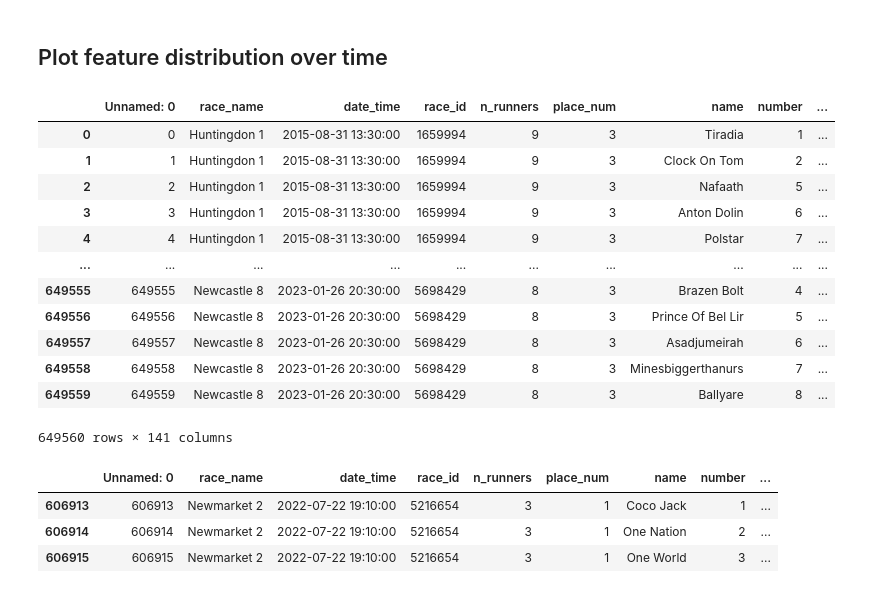
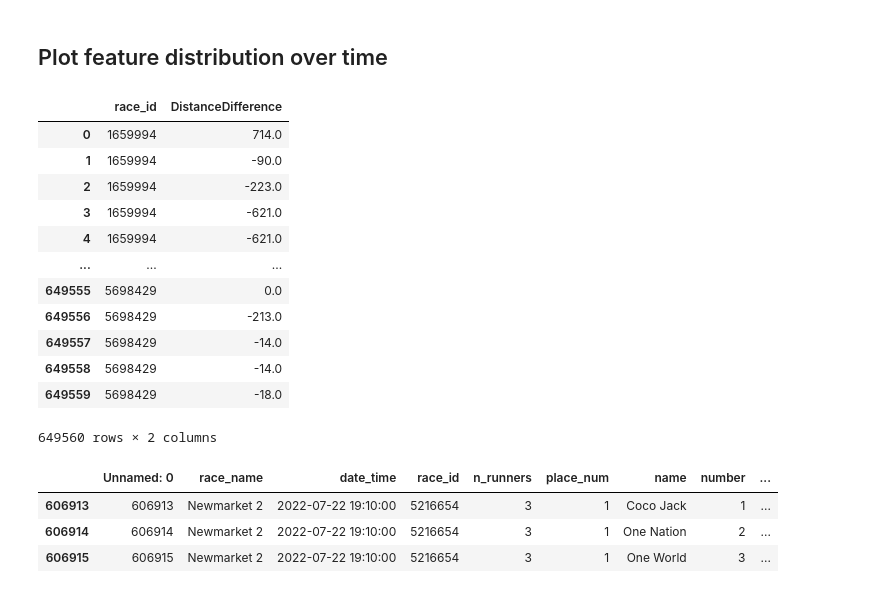
Before and after one commit to Dateb/WageringSystem, a Jupyter notebook: notebooks/EDA.ipynb, the cells around one changed output. Cells and saved outputs as stored; diff of their text form; code cells hidden in the pictures.

```diff
--- a/notebooks/EDA.ipynb
+++ b/notebooks/EDA.ipynb
@@ -3,23 +3,23 @@
 # %%
 import pandas as pd
 
 races_df = pd.read_csv("../data/races.csv")
 
-races_df
+races_df[["race_id", "DistanceDifference"]]
 # %% [output]
-|  | Unnamed: 0 | race_name | date_time | race_id | n_runners | place_num | name | number | ... |
-| 0 | 0 | Huntingdon 1 | 2015-08-31 13:30:00 | 1659994 | 9 | 3 | Tiradia | 1 | ... |
-| 1 | 1 | Huntingdon 1 | 2015-08-31 13:30:00 | 1659994 | 9 | 3 | Clock On Tom | 2 | ... |
-| 2 | 2 | Huntingdon 1 | 2015-08-31 13:30:00 | 1659994 | 9 | 3 | Nafaath | 5 | ... |
-| 3 | 3 | Huntingdon 1 | 2015-08-31 13:30:00 | 1659994 | 9 | 3 | Anton Dolin | 6 | ... |
-| 4 | 4 | Huntingdon 1 | 2015-08-31 13:30:00 | 1659994 | 9 | 3 | Polstar | 7 | ... |
-| ... | ... | ... | ... | ... | ... | ... | ... | ... | ... |
-| 649555 | 649555 | Newcastle 8 | 2023-01-26 20:30:00 | 5698429 | 8 | 3 | Brazen Bolt | 4 | ... |
-| 649556 | 649556 | Newcastle 8 | 2023-01-26 20:30:00 | 5698429 | 8 | 3 | Prince Of Bel Lir | 5 | ... |
-| 649557 | 649557 | Newcastle 8 | 2023-01-26 20:30:00 | 5698429 | 8 | 3 | Asadjumeirah | 6 | ... |
-| 649558 | 649558 | Newcastle 8 | 2023-01-26 20:30:00 | 5698429 | 8 | 3 | Minesbiggerthanurs | 7 | ... |
-| 649559 | 649559 | Newcastle 8 | 2023-01-26 20:30:00 | 5698429 | 8 | 3 | Ballyare | 8 | ... |
+|  | race_id | DistanceDifference |
+| 0 | 1659994 | 714.0 |
+| 1 | 1659994 | -90.0 |
+| 2 | 1659994 | -223.0 |
+| 3 | 1659994 | -621.0 |
+| 4 | 1659994 | -621.0 |
+| ... | ... | ... |
+| 649555 | 5698429 | 0.0 |
+| 649556 | 5698429 | -213.0 |
+| 649557 | 5698429 | -14.0 |
+| 649558 | 5698429 | -14.0 |
+| 649559 | 5698429 | -18.0 |
-649560 rows × 141 columns
+649560 rows × 2 columns
 # %%
 races_df[races_df["race_id"] == 5216654]
 # %% [output]
```
Also changed, not shown: 6 other files.
